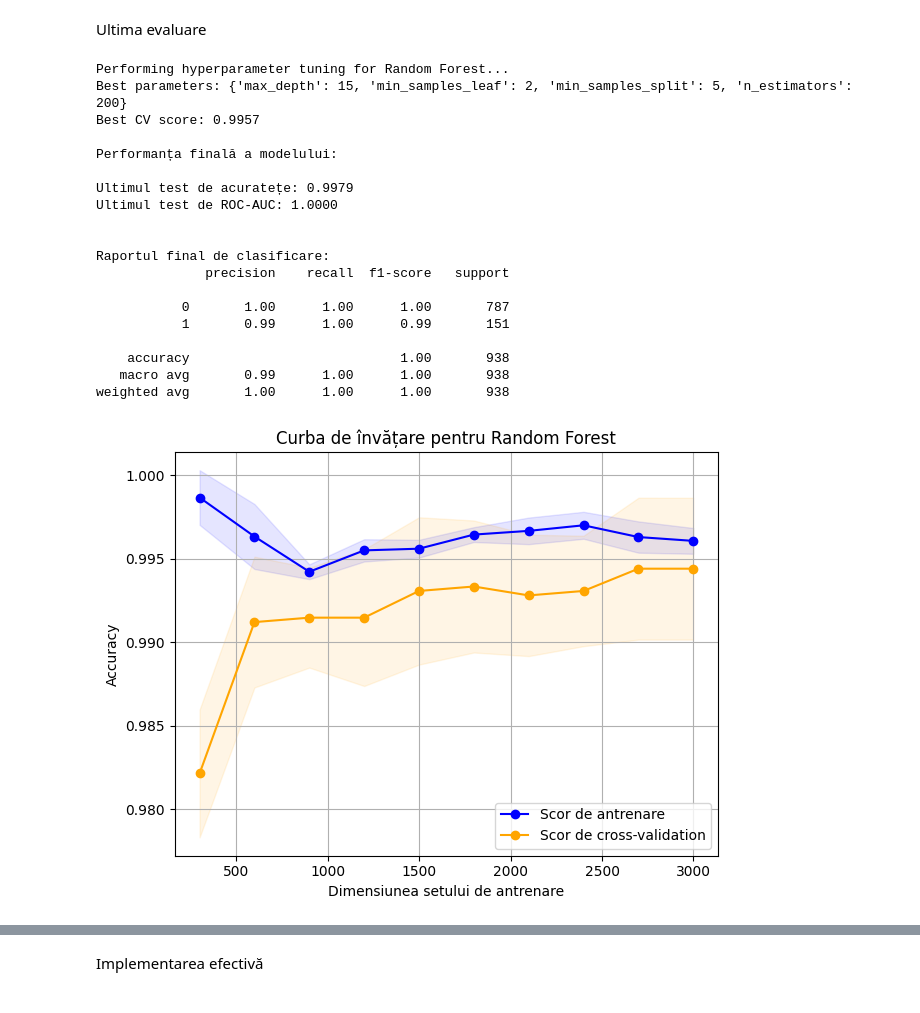
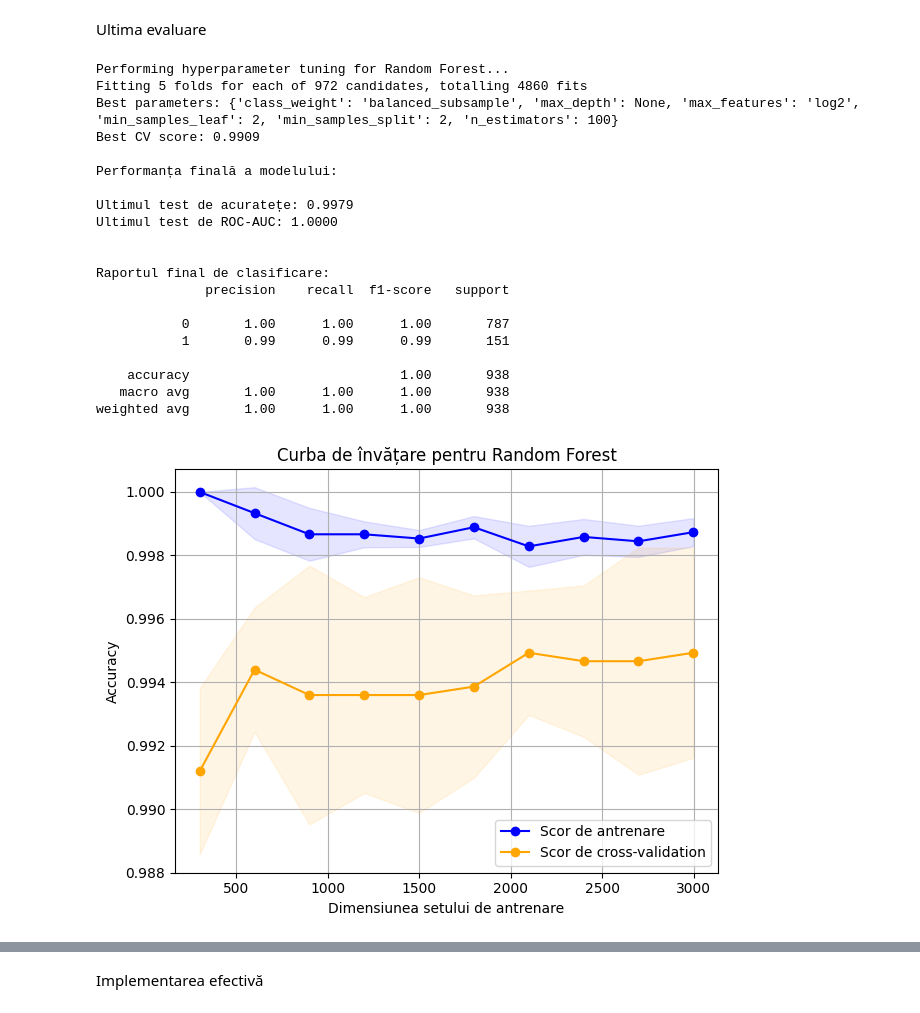
Before and after one commit to Filaret2000/Master_InvA, a Jupyter notebook: NASA_Asteroid_Classification_Crainiciuc_Filaret_Niculai.ipynb, the cells around one changed output, grey strips where cells are left out. Drawn from its saved outputs; the diff is of its cells as text; code cells hidden in the pictures.

```diff
--- a/NASA_Asteroid_Classification_Crainiciuc_Filaret_Niculai.ipynb
+++ b/NASA_Asteroid_Classification_Crainiciuc_Filaret_Niculai.ipynb
@@ -545,7 +553,7 @@ PowerTransformer: 0.9005 (+/- 0.0266)
 # %% [markdown]
 Alegerea celei mai bune scalări
 # %%
-best_scaler_name = 'PowerTransformer'#max(scaler_results.keys(), key=lambda x: scaler_results[x]['mean_cv_score'])
+best_scaler_name = max(scaler_results.keys(), key=lambda x: scaler_results[x]['mean_cv_score']) # 'PowerTransformer'
 best_scaler = scaler_results[best_scaler_name]['scaler']
 
 print(f"\nCea mai bună scalare: {best_scaler_name}")
@@ -836,7 +844,7 @@ plt.show()
 # %% [markdown]
 Alegerea celui mai bun model
 # %%
-best_model_name = 'Random Forest'
+best_model_name = results_df.iloc[0]['Model'] # 'Random Forest'
 best_model_result = results[best_model_name]
 
 print(f"\nCel mai bun model: {best_model_name}")
@@ -891,40 +899,23 @@ print(y_train.shape)
 Ultima evaluare
 # %%
 # Hyperparameter tuning pentru cel mai bun model
-if best_model_name == 'Random Forest':
-    param_grid = {
-        'n_estimators': [100, 200],
-        'max_depth': [10, 15, 20],
-        'min_samples_split': [5, 10],
-        'min_samples_leaf': [2, 5]
-    }
-elif best_model_name == 'SVM (RBF)':
-    param_grid = {
-        'C': [0.1, 1, 10],
-        'gamma': ['scale', 'auto', 0.001, 0.01]
-    }
-elif best_model_name == 'Logistic Regression':
-    param_grid = {
-        'C': [0.1, 1, 10, 100],
-        'penalty': ['l1', 'l2'],
-        'solver': ['liblinear', 'saga']
-    }
-elif best_model_name == 'XGBoost':
-    param_grid = {
-        'n_estimators': [100, 200],
-        'max_depth': [3, 5, 7],
-        'learning_rate': [0.01, 0.1, 0.2]
-    }
-else:
-    param_grid = {}
+param_grid = {
+    'n_estimators': [100, 200, 300],
+    'max_depth': [None, 10, 20, 30],  # None a fost introdus pentru  nelimitarea căutării
+    'min_samples_split': [2, 5, 10],
+    'min_samples_leaf': [1, 2, 4],
+    'max_features': ['sqrt', 'log2', None],
+    'class_weight': [None, 'balanced', 'balanced_subsample']
+}
 
 if param_grid:
     print(f"Performing hyperparameter tuning for {best_model_name}...")
 
     base_model = models[best_model_name]
     grid_search = GridSearchCV(
-        base_model, param_grid, cv=3, scoring='accuracy',
-        n_jobs=-1, verbose=0
+        base_model, param_grid, cv=5,
+        scoring='f1' or 'roc_auc' or 'balanced_accuracy',  # Mai bun pentru date nebalansate
+        n_jobs=-1, verbose=1
     )
 
     grid_search.fit(X_train_final, y_train)
@@ -952,8 +943,9 @@ print("\n\nRaportul final de clasificare:")
 print(classification_report(y_test, final_pred))
 # %% [output]
 Performing hyperparameter tuning for Random Forest...
-Best parameters: {'max_depth': 15, 'min_samples_leaf': 2, 'min_samples_split': 5, 'n_estimators': 200}
-Best CV score: 0.9957
+Fitting 5 folds for each of 972 candidates, totalling 4860 fits
+Best parameters: {'class_weight': 'balanced_subsample', 'max_depth': None, 'max_features': 'log2', 'min_samples_leaf': 2, 'min_samples_split': 2, 'n_estimators': 100}
+Best CV score: 0.9909
 
 Performanța finală a modelului:
 
@@ -965,17 +957,17 @@ Raportul final de clasificare:
               precision    recall  f1-score   support
 
            0       1.00      1.00      1.00       787
-           1       0.99      1.00      0.99       151
+           1       0.99      0.99      0.99       151
 
     accuracy                           1.00       938
-   macro avg       0.99      1.00      1.00       938
+   macro avg       1.00      1.00      1.00       938
 weighted avg       1.00      1.00      1.00       938
 # %%
 best_model = {}
-best_model['Random Forest'] = models['Random Forest']
+best_model['Random Forest'] = final_model
 plot_learning_curve_grid(best_model, X_train_final, y_train, cv=cv_strategy)
 # %% [output]
-[figure, old version]
+[figure, new version]
 # %%
 cm = confusion_matrix(y_test, final_pred)
 
```
Also changed, not shown: parts of 19 cells of this notebook, 2 other files.
